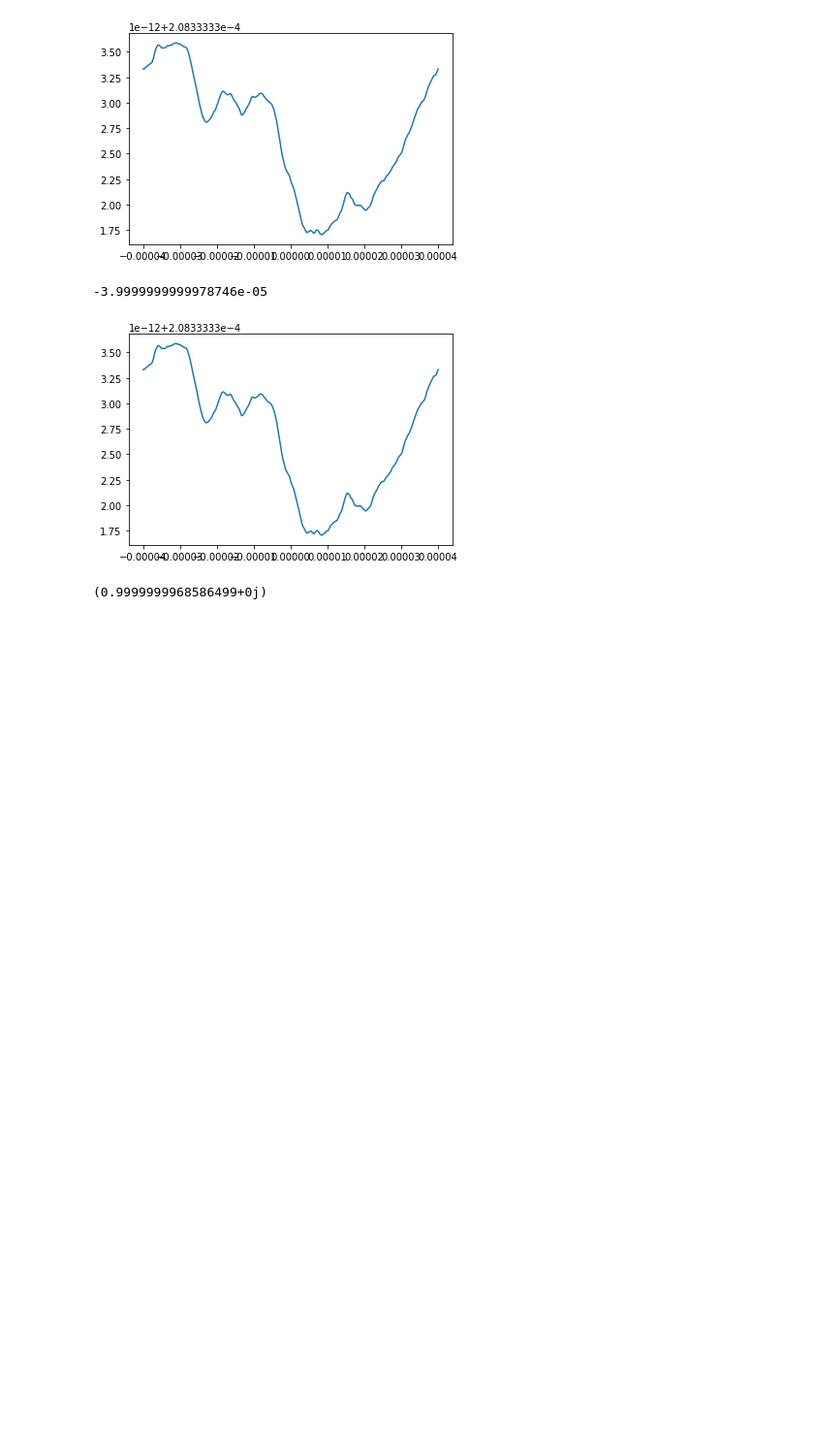
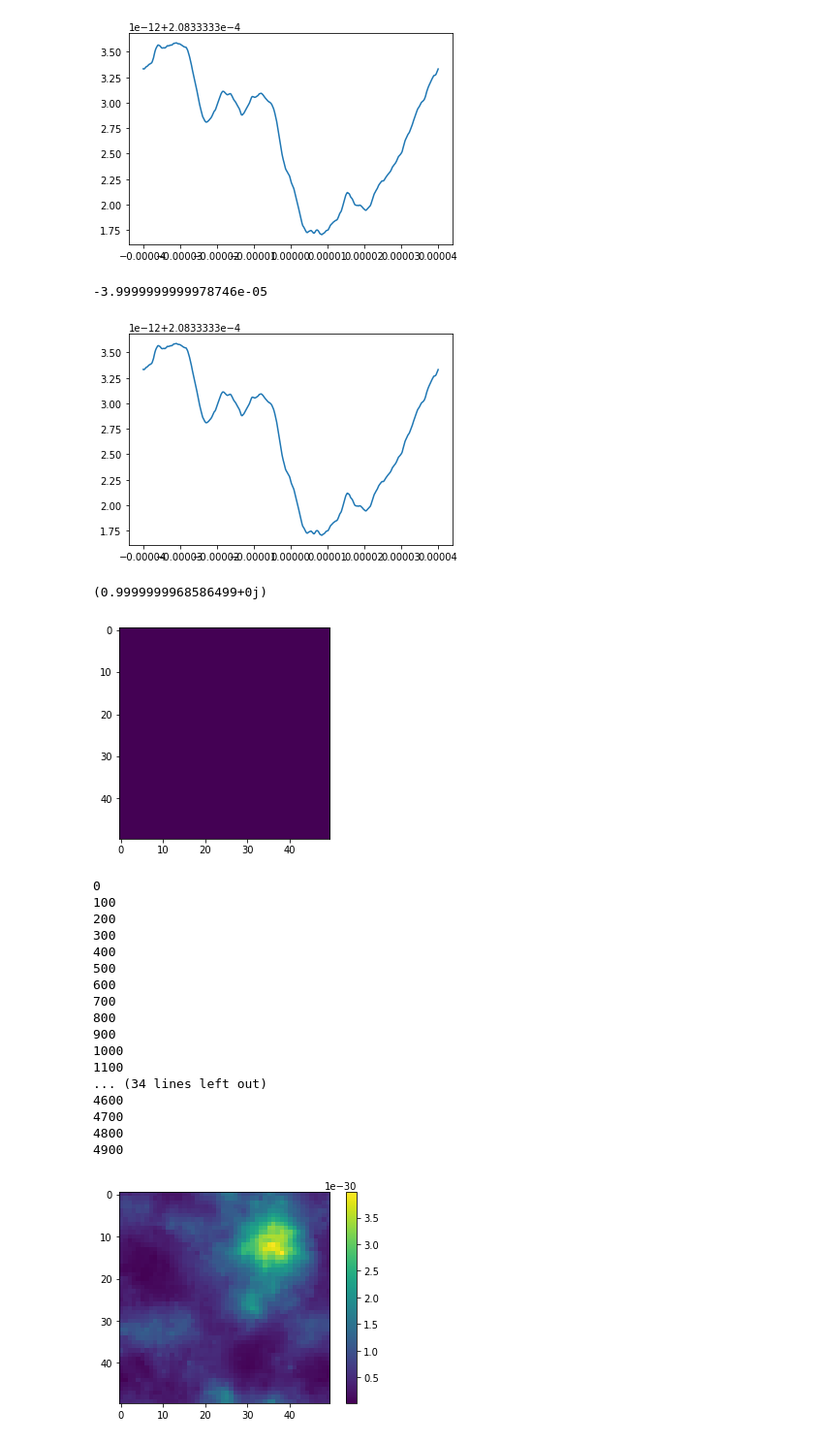
Before and after one commit to MarcoBiroli/ENS_Notes, a Jupyter notebook: Year 2/Numerical Methods/Project/Project.ipynb, the cells around one changed output. Shown at 97% size. Saved outputs shown, nothing was run; the diff lists cells and outputs as text; code cells hidden in the pictures; blank space fills up the shorter version.

```diff
--- a/Year 2/Numerical Methods/Project/Project.ipynb
+++ b/Year 2/Numerical Methods/Project/Project.ipynb
@@ -174,0 +238,27 @@ def solve_GPE_2D(xmin, xmax, ymin, ymax, tmin, tmax, dt, N, im_iters, potential)
+# %%
+def vortex_potential(x, y, t, alpha, beta, v):
+    return 1/4 * (x**2 + y**2) + alpha * np.exp(- beta* x**2 \
+                                                - beta*(y - v * t)**2)
+# %%
+A = solve_GPE_2D(-5, 5, -5, 5, 0, 10, 1, \
+                 50, 5000, lambda x, y, t: vortex_potential(x, y, t, 1, 1, 1))
+# %% [output]
+[figure, added]
+0
+100
+200
+300
+400
+500
+600
+700
+800
+900
+1000
+1100
+... (34 lines left out)
+4600
+4700
+4800
+4900
+[figure, added]
```
Also changed, not shown: parts of 3 cells of this notebook, 10 other files.
